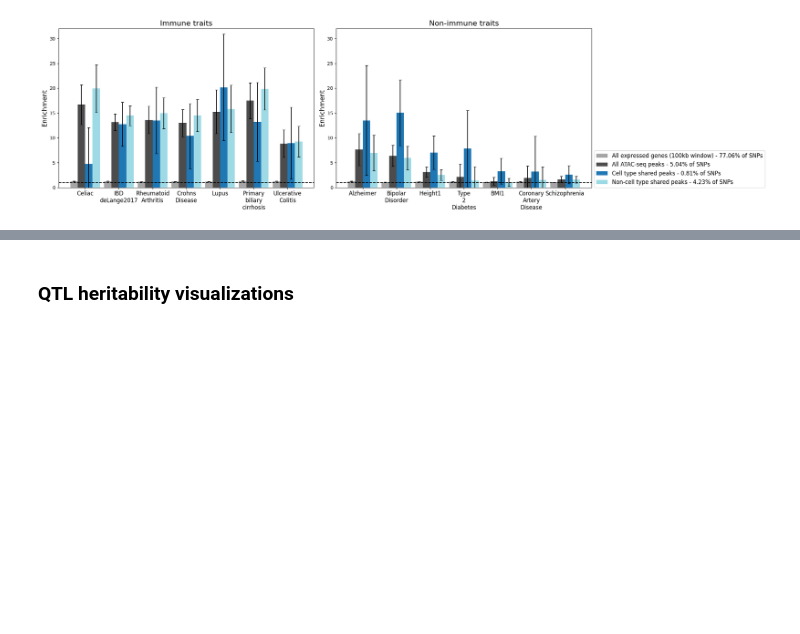
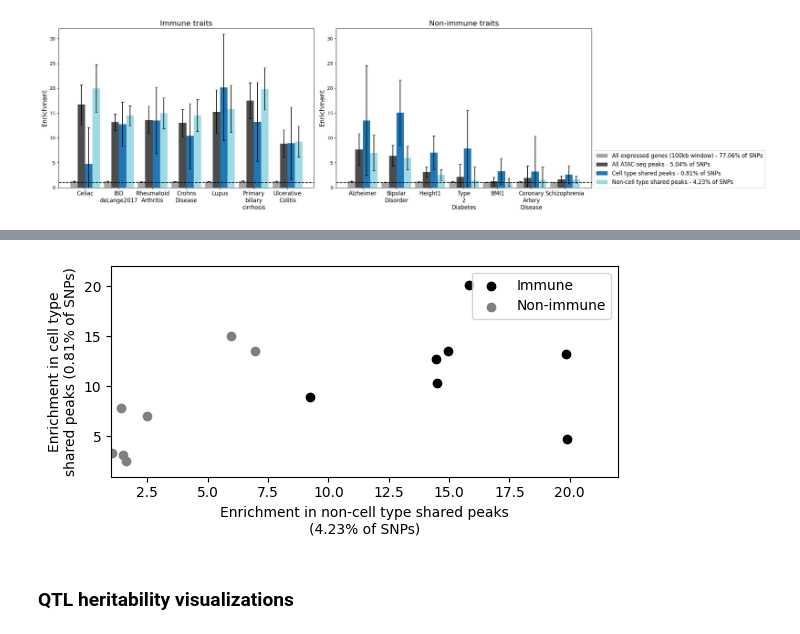
Before and after one commit to yelabucsf/icc_paper, a Jupyter notebook: analysis/LDSC/plot_results.ipynb, the cells around one changed output, grey strips where cells are left out. Saved outputs shown, nothing was run; the diff lists cells and outputs as text; code cells hidden in the pictures; blank space fills up the shorter version.

```diff
--- a/analysis/LDSC/plot_results.ipynb
+++ b/analysis/LDSC/plot_results.ipynb
@@ -175,3 +229,21 @@ plt.savefig(f"{fig_dir}/cell_type_shared_peak_heritability_enrichment_bar_short.
+# %%
+fig, ax = plt.subplots(1, 1, figsize=(6, 3))
+for i, (trait_type, traits) in enumerate(traits_dict.items()):
+    for j, trait in enumerate(traits):
+        x = ldsc_results.loc[(ldsc_results["Trait"] == trait) & (ldsc_results["Annotation"] == 'Non-cell type shared peaks'), "Enrichment"].values[0]
+        y = ldsc_results.loc[(ldsc_results["Trait"] == trait) & (ldsc_results["Annotation"] == 'Cell type shared peaks'), "Enrichment"].values[0]
+        ax.scatter(x, y, color="black" if trait_type == "Immune" else "gray", label=trait_type if j == 0 else None)
+
+plt.xlim(1, 22)
+plt.ylim(1, 22)
+plt.xlabel("Enrichment in non-cell type shared peaks\n(4.23% of SNPs)")
+plt.ylabel("Enrichment in cell type\nshared peaks (0.81% of SNPs)")
+plt.legend()
+plt.tight_layout()
+plt.savefig(f"{fig_dir}/cell_type_shared_vs_non_shared_enrichment_scatter_short.pdf", dpi=300)
+plt.savefig(f"{fig_dir}/cell_type_shared_vs_non_shared_enrichment_scatter_short.png", dpi=300)
+# %% [output]
+[figure, added]
 # %% [markdown]
 ### QTL heritability visualizations
 # %%
```
Also changed, not shown: parts of 5 cells of this notebook.
